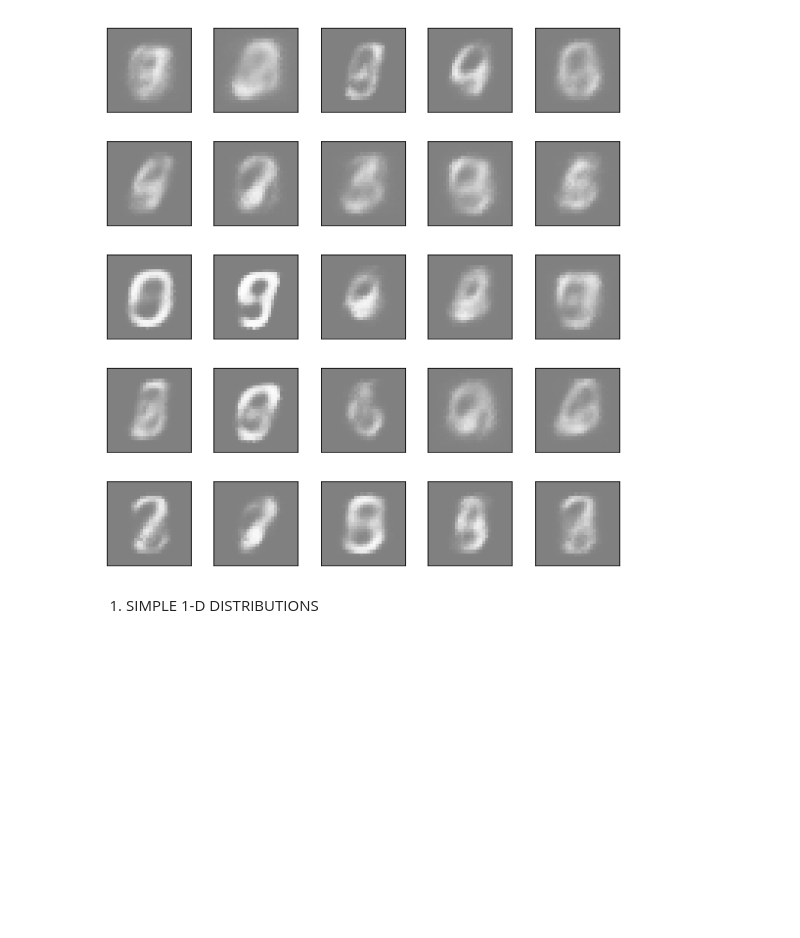
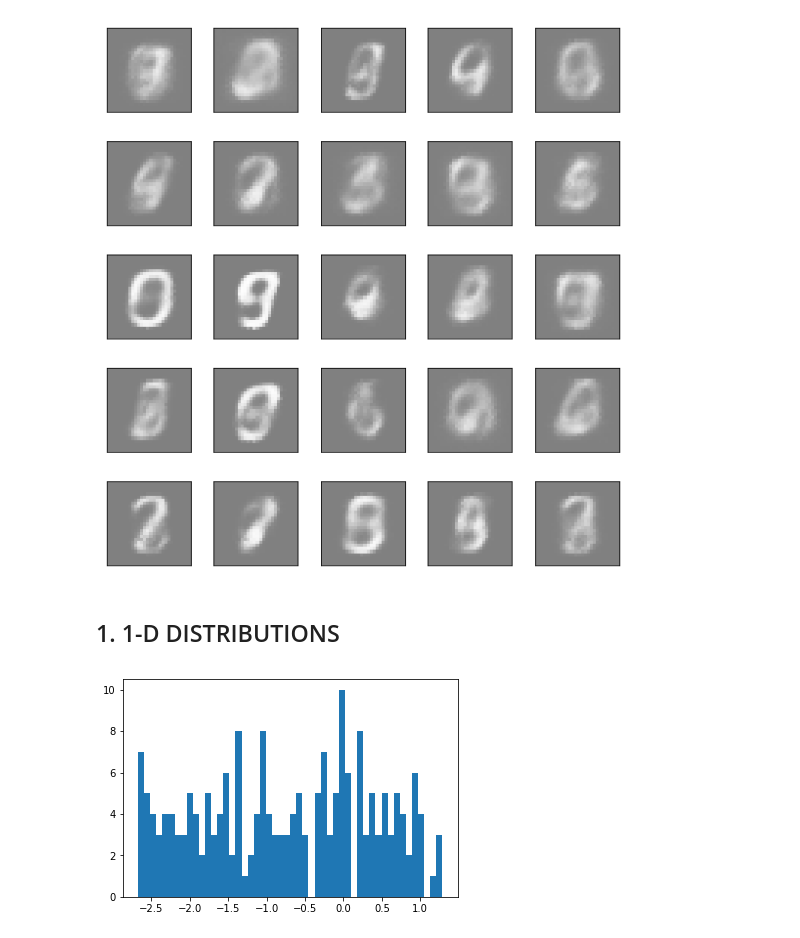
Before and after one commit to egornuzhin/bml_deep_prior, a Jupyter notebook: NeuralStatistician.ipynb, the cells around one changed output. Drawn from its saved outputs; the diff is of its cells as text; code cells hidden in the pictures; blank space fills up the shorter version.

```diff
--- a/NeuralStatistician.ipynb
+++ b/NeuralStatistician.ipynb
@@ -166,7 +166,7 @@ plot_gallery(np.clip(output.data.cpu().numpy(),0,1), image_h, image_w, n_row=5,
 # %% [output]
 [figure]
 # %% [markdown]
-1. SIMPLE 1-D DISTRIBUTIONS
+## 1. 1-D DISTRIBUTIONS
 # %%
 #Data generator
 
@@ -221,4 +224,11 @@ train_loader = torch.utils.data.DataLoader(\
             batch_size=bs,shuffle=False)
+# %%
+%matplotlib inline
+x = X.data.numpy()[1].T[0]
+plt.hist(x,50)
+plt.show()
+# %% [output]
+[figure, added]
 # %%
 # Models
 
```
Also changed, not shown: parts of 17 cells of this notebook.
